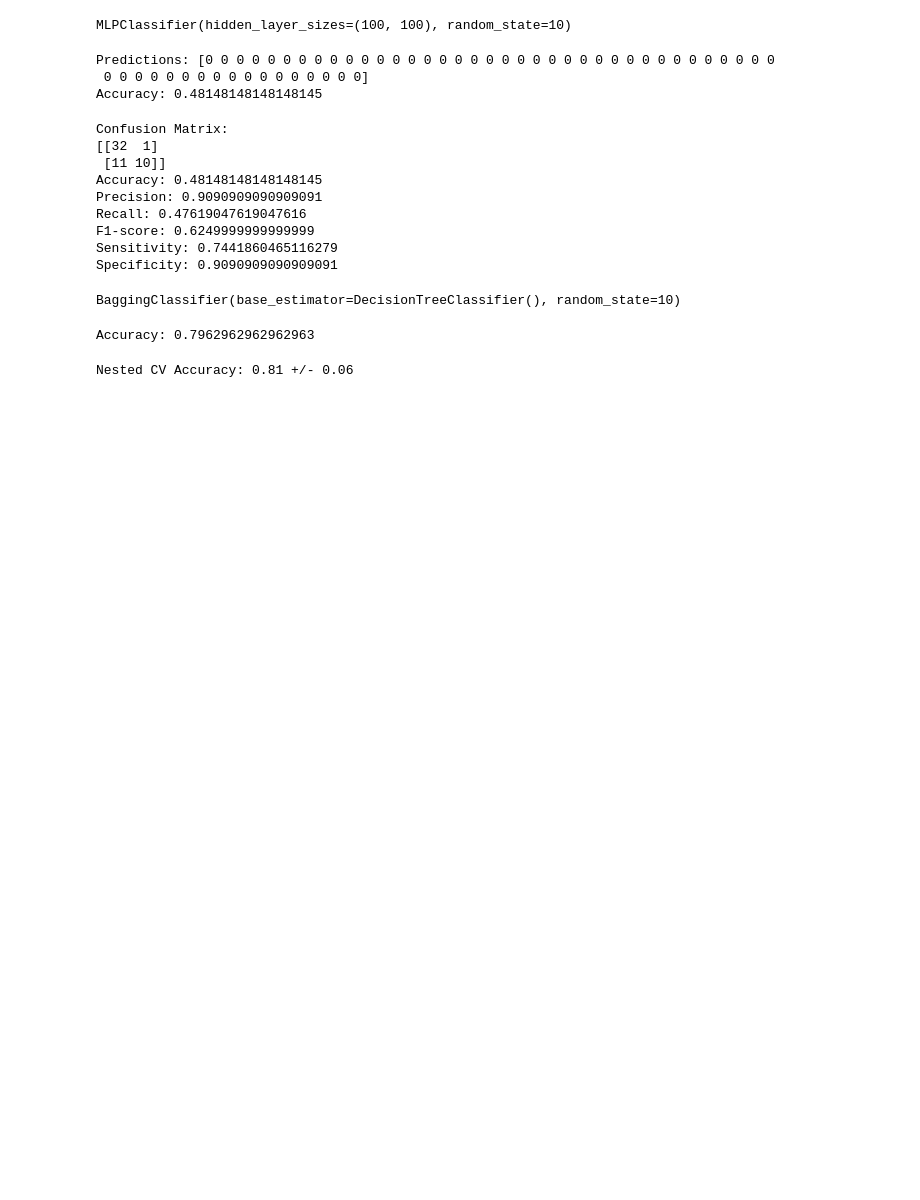
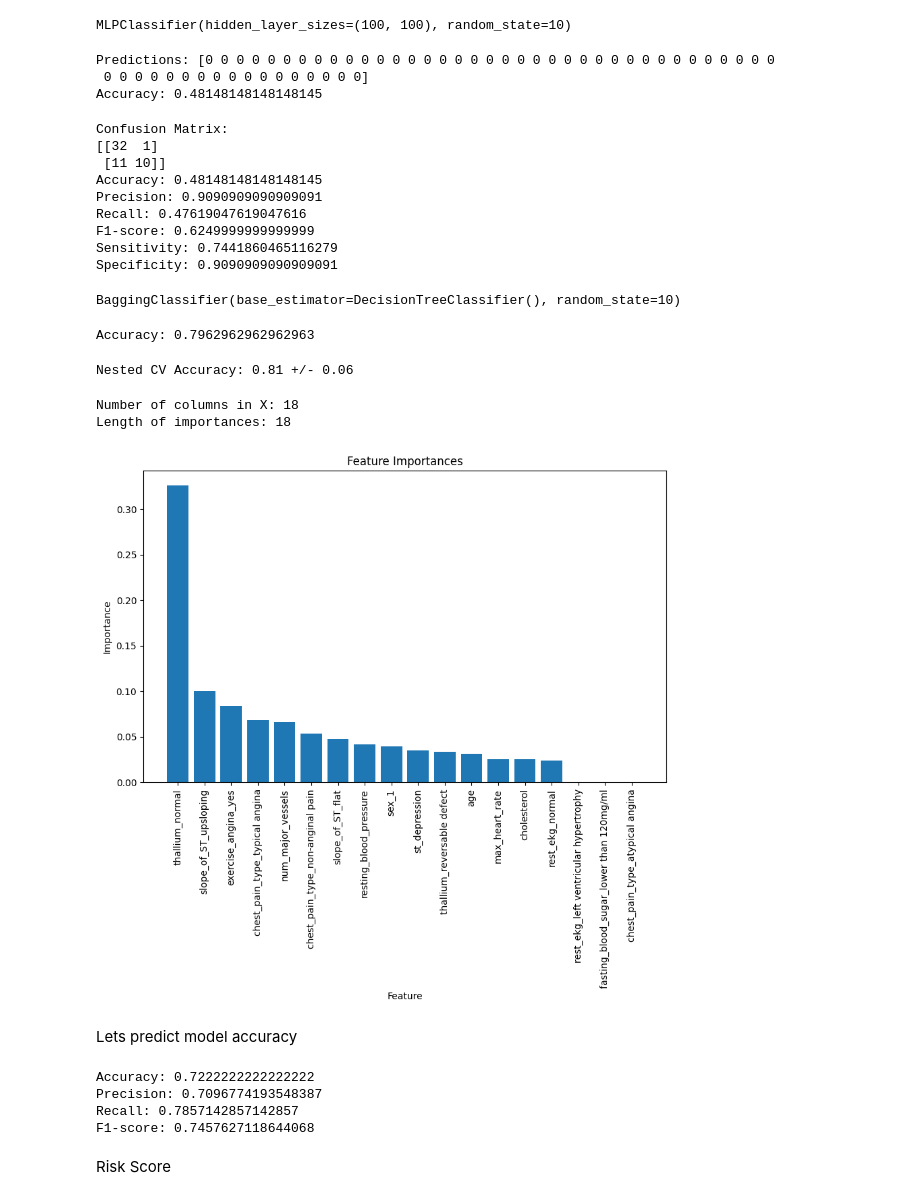
Before and after one commit to Codefedy/Heart-Disease-Predictive-Model, a Jupyter notebook: Copy_of_Untitled12.ipynb, the cells around one changed output. Saved outputs shown, nothing was run; the diff lists cells and outputs as text; code cells hidden in the pictures; blank space fills up the shorter version.

```diff
--- a/Copy_of_Untitled12.ipynb
+++ b/Copy_of_Untitled12.ipynb
@@ -893,0 +843,5 @@ from sklearn.ensemble import ExtraTreesClassifier
+# %%
+# Create an XGBoost classifier
+xgb_model = xgb.XGBClassifier()
+# %%
+xgb_model.fit(X_train, y_train)
@@ -893,0 +852,8 @@ from sklearn.ensemble import ExtraTreesClassifier
+# %%
+importances = xgb_model.feature_importances_
+# %%
+print("Number of columns in X:", X.shape[1])
+print("Length of importances:", len(importances))
+# %% [output]
+Number of columns in X: 18
+Length of importances: 18
@@ -893,0 +862,14 @@ from sklearn.ensemble import ExtraTreesClassifier
+# %%
+feature_importances = feature_importances.sort_values(by='Importance', ascending=False)
+# %%
+plt.figure(figsize=(10, 6))
+plt.bar(feature_importances['Feature'], feature_importances['Importance'])
+plt.xticks(rotation=90)
+plt.xlabel('Feature')
+plt.ylabel('Importance')
+plt.title('Feature Importances')
+plt.show()
+# %% [output]
+[figure, added]
+# %% [markdown]
+Lets predict model accuracy
@@ -893,0 +881,12 @@ from sklearn.ensemble import ExtraTreesClassifier
+# %%
+print("Accuracy:", accuracy)
+print("Precision:", precision)
+print("Recall:", recall)
+print("F1-score:", f1)
+# %% [output]
+Accuracy: 0.7222222222222222
+Precision: 0.7096774193548387
+Recall: 0.7857142857142857
+F1-score: 0.7457627118644068
+# %% [markdown]
+Risk Score
```
Also changed, not shown: parts of 73 cells of this notebook.
